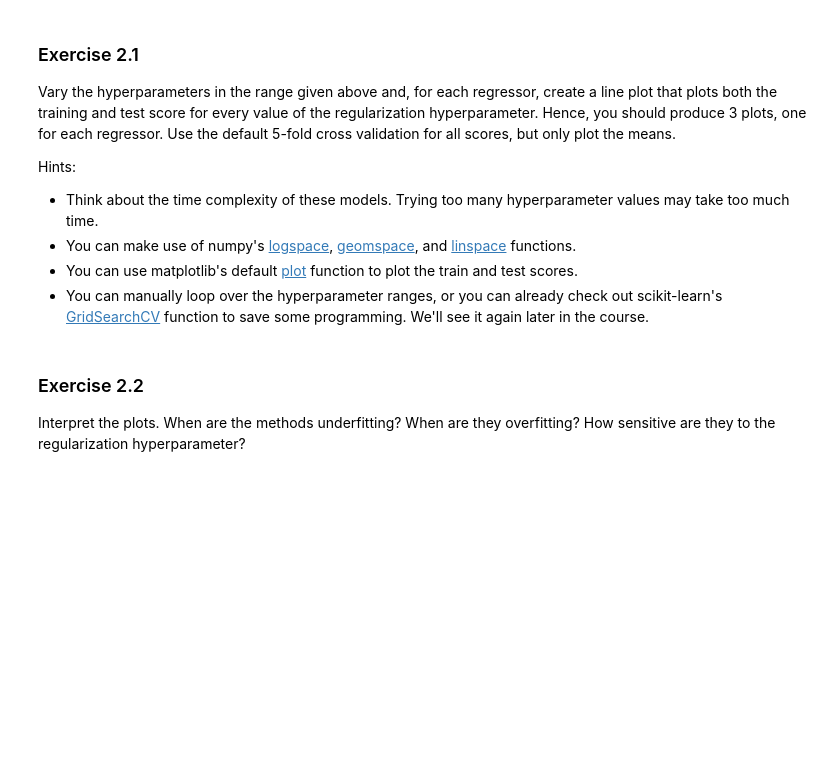
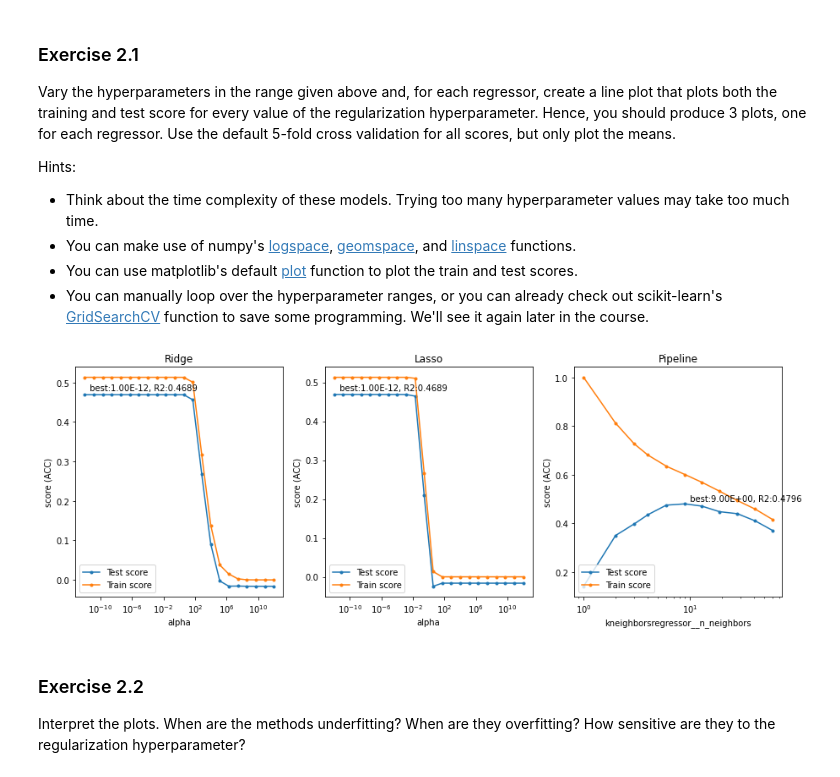
Before and after one commit to ThomasDeLange/MLE, a Jupyter notebook: labs/Lab 1a - Linear Models for Regression.ipynb, the cells around one changed output. Saved outputs shown, nothing was run; the diff lists cells and outputs as text; code cells hidden in the pictures; blank space fills up the shorter version.

```diff
--- a/labs/Lab 1a - Linear Models for Regression.ipynb
+++ b/labs/Lab 1a - Linear Models for Regression.ipynb
@@ -137,6 +137,46 @@ Hints:
 * You can make use of numpy's [logspace](https://docs.scipy.org/doc/numpy/reference/generated/numpy.logspace.html), [geomspace](https://docs.scipy.org/doc/numpy/reference/generated/numpy.geomspace.html?highlight=geomspace#numpy.geomspace), and [linspace](https://docs.scipy.org/doc/numpy/reference/generated/numpy.linspace.html#numpy.linspace) functions.
 * You can use matplotlib's default [plot](https://matplotlib.org/tutorials/introductory/pyplot.html) function to plot the train and test scores.
 * You can manually loop over the hyperparameter ranges, or you can already check out scikit-learn's [GridSearchCV](https://scikit-learn.org/stable/modules/generated/sklearn.model_selection.GridSearchCV.html) function to save some programming. We'll see it again later in the course.
+# %%
+from sklearn.preprocessing import StandardScaler
+from sklearn.pipeline import make_pipeline
+# Design the hyperparameter search space
+from sklearn.model_selection import GridSearchCV
+
+param_a = {'alpha': np.logspace(-12, 12, num=22)}
+param_elastic = {'l1_ratio': np.linspace(0, 1, num=11),
+                 'alpha': np.logspace(-12, 12, num=25)}
+param_k = {'kneighborsregressor__n_neighbors': np.geomspace(1, 60, num=12, dtype=int)[1:]}
+
+models = [Ridge(), Lasso(), make_pipeline(StandardScaler(), KNeighborsRegressor()), ElasticNet()]
+
+grids = [param_a,param_a,param_k,param_elastic]
+# %%
+# Generic plot for 1D grid search
+def plot_tuning(grid_search, param_name, ax):
+    """
+    grid_search: the result of the GridSearchCV
+    param_name: the name of the parameter that is being varied
+    """
+    ax.plot(grid_search.param_grid[param_name], grid_search.cv_results_['mean_test_score'], marker='.',
+            label='Test score')
+    ax.plot(grid_search.param_grid[param_name], grid_search.cv_results_['mean_train_score'], marker='.',
+            label='Train score')
+    ax.set_ylabel('score (ACC)')
+    ax.set_xlabel(param_name)
+    ax.legend(loc='lower left')
+    ax.set_xscale('log')
+    ax.set_title(grid_search.best_estimator_.__class__.__name__)
+    bp, bs = grid_search.best_params_[param_name], grid_search.best_score_
+    ax.text(bp, bs + 0.01, "  best:{:.2E}, R2:{:.4f}".format(bp, bs))
+# %%
+# Run the grid search
+grid_searches = [GridSearchCV(m,grid,n_jobs=-1, cv=3, return_train_score=True).fit(X,y) for m,grid in zip(models,grids)]
+fig, axes = plt.subplots(nrows=1, ncols=3, figsize=(15,5))
+for grid_search, param, ax in zip(grid_searches[0:3],['alpha','alpha','kneighborsregressor__n_neighbors'],axes):
+    plot_tuning(grid_search, param, ax)
+# %% [output]
+[figure, added]
 # %% [markdown]
 ### Exercise 2.2
 Interpret the plots. When are the methods underfitting? When are they overfitting? How sensitive are they to the regularization hyperparameter?
```
Also changed, not shown: parts of 3 cells of this notebook, 1 other file.
